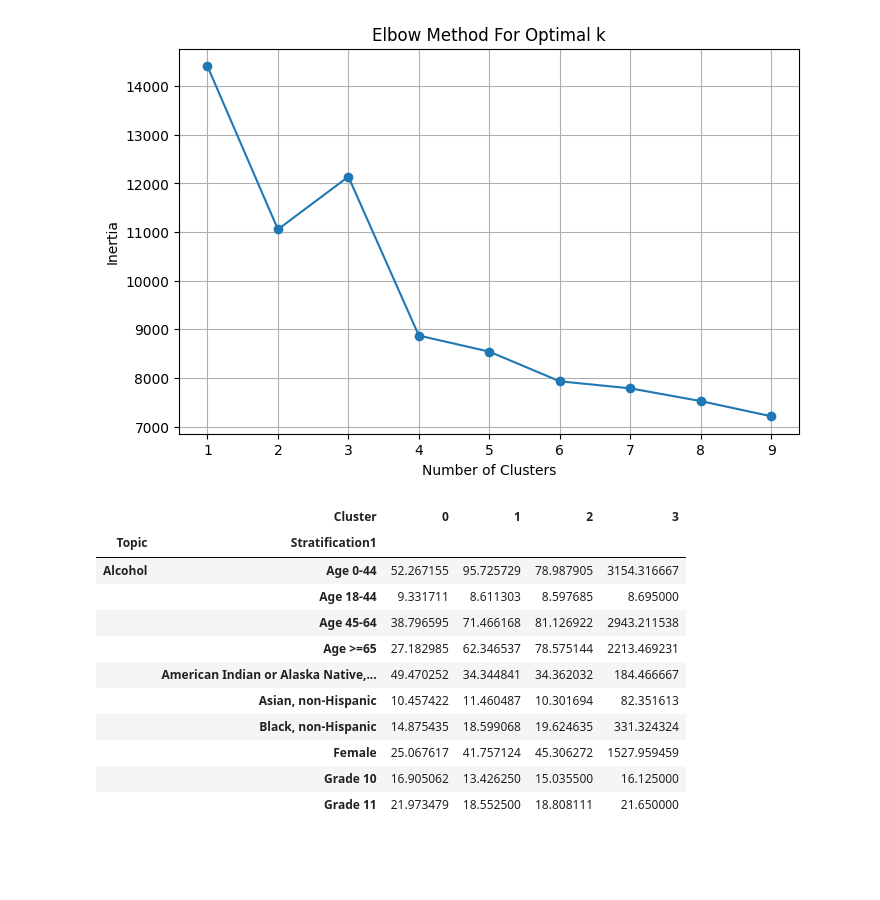
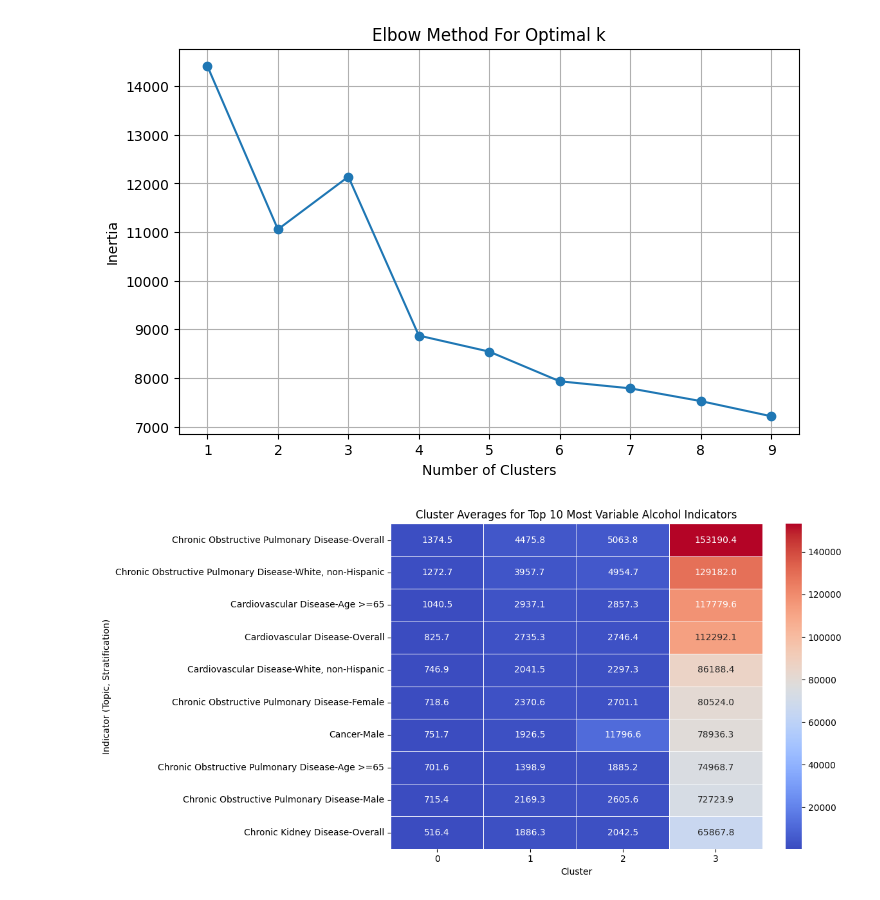
Before and after one commit to Kmestrada10/DS325Project-, a Jupyter notebook: Modeling.ipynb, the cells around one changed output. Drawn from its saved outputs; the diff is of its cells as text; code cells hidden in the pictures; blank space fills up the shorter version.

```diff
--- a/Modeling.ipynb
+++ b/Modeling.ipynb
@@ -135,19 +135,12 @@ plt.show()
 # %% [output]
 [figure]
 # %%
-
-cluster_summary = pivot_df.groupby("Cluster").mean().T
-cluster_summary.head(10)
+plt.figure(figsize=(12, 6))
+sns.heatmap(top_cluster_summary, annot=True, cmap='coolwarm', linewidths=0.5, fmt=".1f")
+plt.title('Cluster Averages for Top 10 Most Variable Alcohol Indicators')
+plt.xlabel('Cluster')
+plt.ylabel('Indicator (Topic, Stratification)')
+plt.tight_layout()
+plt.show()
 # %% [output]
-|  | Cluster | 0 | 1 | 2 | 3 |
-| Topic | Stratification1 |  |  |  |  |
-| Alcohol | Age 0-44 | 52.267155 | 95.725729 | 78.987905 | 3154.316667 |
-|  | Age 18-44 | 9.331711 | 8.611303 | 8.597685 | 8.695000 |
-|  | Age 45-64 | 38.796595 | 71.466168 | 81.126922 | 2943.211538 |
-|  | Age >=65 | 27.182985 | 62.346537 | 78.575144 | 2213.469231 |
-|  | American Indian or Alaska Native,... | 49.470252 | 34.344841 | 34.362032 | 184.466667 |
-|  | Asian, non-Hispanic | 10.457422 | 11.460487 | 10.301694 | 82.351613 |
-|  | Black, non-Hispanic | 14.875435 | 18.599068 | 19.624635 | 331.324324 |
-|  | Female | 25.067617 | 41.757124 | 45.306272 | 1527.959459 |
-|  | Grade 10 | 16.905062 | 13.426250 | 15.035500 | 16.125000 |
-|  | Grade 11 | 21.973479 | 18.552500 | 18.808111 | 21.650000 |
+[figure, added]
```
